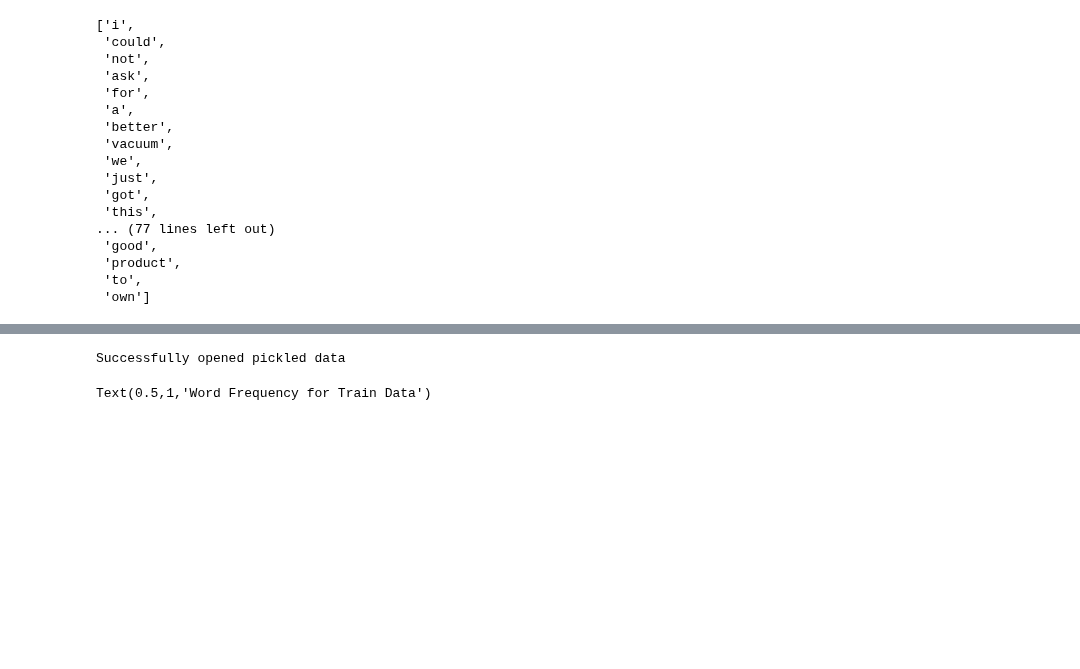
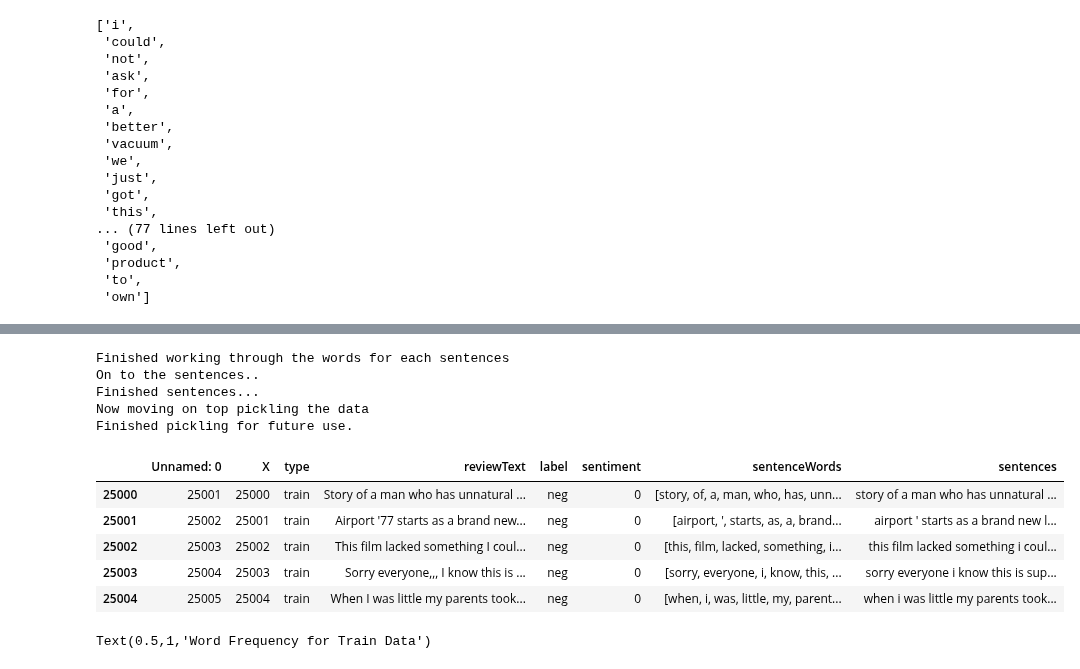
Before and after one commit to lance-miles/w266FinalProject-Amazon, a Jupyter notebook: Notebook/Amazon Reviews - Final Project Notebook.ipynb, the cells around one changed output, grey strips where cells are left out. Cells and saved outputs as stored; diff of their text form; code cells hidden in the pictures; blank space fills up the shorter version.

Commit message:
fix IMDB review import

```diff
--- a/Notebook/Amazon Reviews - Final Project Notebook.ipynb
+++ b/Notebook/Amazon Reviews - Final Project Notebook.ipynb
@@ -191,6 +191,10 @@ imdb_reviews = pd.read_csv('../Data/imdb_master_file.csv', encoding="ISO-8859-1"
 
 imdb_reviews['sentiment'] = np.where(imdb_reviews['label']=='pos',1,0)
 
+imdb_reviews = imdb_reviews.rename(index=str, columns={"review": "reviewText"})
+
 imdb_test = imdb_reviews.loc[imdb_reviews.type == 'test',]
 
 imdb_train = imdb_reviews.loc[imdb_reviews.type == 'train',]
+
+imdb_test.head()
@@ -197,7 +208,7 @@ imdb_train = imdb_reviews.loc[imdb_reviews.type == 'train',]
 # %%
 max_length = 200
 
-def loadData(loadDat = True, test_data = test_data, train_data = train_data):
+def loadData(loadDat = False, test_data = test_data, train_data = train_data):
 
     if loadDat == True:
         train_data_name = '../../train_data_cleaned.pkl'
@@ -257,11 +268,11 @@ def loadData(loadDat = True, test_data = test_data, train_data = train_data):
         test_data.insert(loc = 11,column = 'sentenceWords', value = sentences)
 
         #IMDB additions
-#         sentences = imdb_test.apply(splitWords, axis=1)
-#         imdb_test.insert(loc = 6,column = 'sentenceWords', value = sentences)
+        sentences = imdb_test.apply(splitWords, axis=1)
+        imdb_test.insert(loc = 6,column = 'sentenceWords', value = sentences)
 
-#         sentences = imdb_train.apply(splitWords, axis=1)
-#         imdb_train.insert(loc = 6,column = 'sentenceWords', value = sentences)
+        sentences = imdb_train.apply(splitWords, axis=1)
+        imdb_train.insert(loc = 6,column = 'sentenceWords', value = sentences)
 
         print('Finished working through the words for each sentences\nOn to the sentences..')
 
@@ -276,11 +287,11 @@ def loadData(loadDat = True, test_data = test_data, train_data = train_data):
         test_data.insert(loc = 12,column = 'sentences', value = sentences_split)
 
         #IMDB additions
-#         sentences_split = imdb_test.apply(splitSentences, axis=1)
-#         imdb_test.insert(loc = 7,column = 'sentences', value = sentences_split)
+        sentences_split = imdb_test.apply(splitSentences, axis=1)
+        imdb_test.insert(loc = 7,column = 'sentences', value = sentences_split)
 
-#         sentences_split = imdb_train.apply(splitSentences, axis=1)
-#         imdb_train.insert(loc = 7,column = 'sentences', value = sentences_split)
+        sentences_split = imdb_train.apply(splitSentences, axis=1)
+        imdb_train.insert(loc = 7,column = 'sentences', value = sentences_split)
 
         print('Finished sentences...\nNow moving on top pickling the data')
 
@@ -295,9 +306,22 @@ def loadData(loadDat = True, test_data = test_data, train_data = train_data):
 
         return train_data, test_data, play_data
 
-train_data, test_data, play_data = loadData(loadDat = True)
+train_data, test_data, play_data = loadData(loadDat = False)
 # %% [output]
-Successfully opened pickled data
+Finished working through the words for each sentences
+On to the sentences..
+Finished sentences...
+Now moving on top pickling the data
+Finished pickling for future use.
+# %%
+imdb_train.head()
+# %% [output]
+|  | Unnamed: 0 | X | type | reviewText | label | sentiment | sentenceWords | sentences |
+| 25000 | 25001 | 25000 | train | Story of a man who has unnatural ... | neg | 0 | [story, of, a, man, who, has, unn... | story of a man who has unnatural ... |
+| 25001 | 25002 | 25001 | train | Airport '77 starts as a brand new... | neg | 0 | [airport, ', starts, as, a, brand... | airport ' starts as a brand new l... |
+| 25002 | 25003 | 25002 | train | This film lacked something I coul... | neg | 0 | [this, film, lacked, something, i... | this film lacked something i coul... |
+| 25003 | 25004 | 25003 | train | Sorry everyone,,, I know this is ... | neg | 0 | [sorry, everyone, i, know, this, ... | sorry everyone i know this is sup... |
+| 25004 | 25005 | 25004 | train | When I was little my parents took... | neg | 0 | [when, i, was, little, my, parent... | when i was little my parents took... |
 # %%
 wordFreq = defaultdict(int)
 
```
Also changed, not shown: parts of 4 cells of this notebook.
